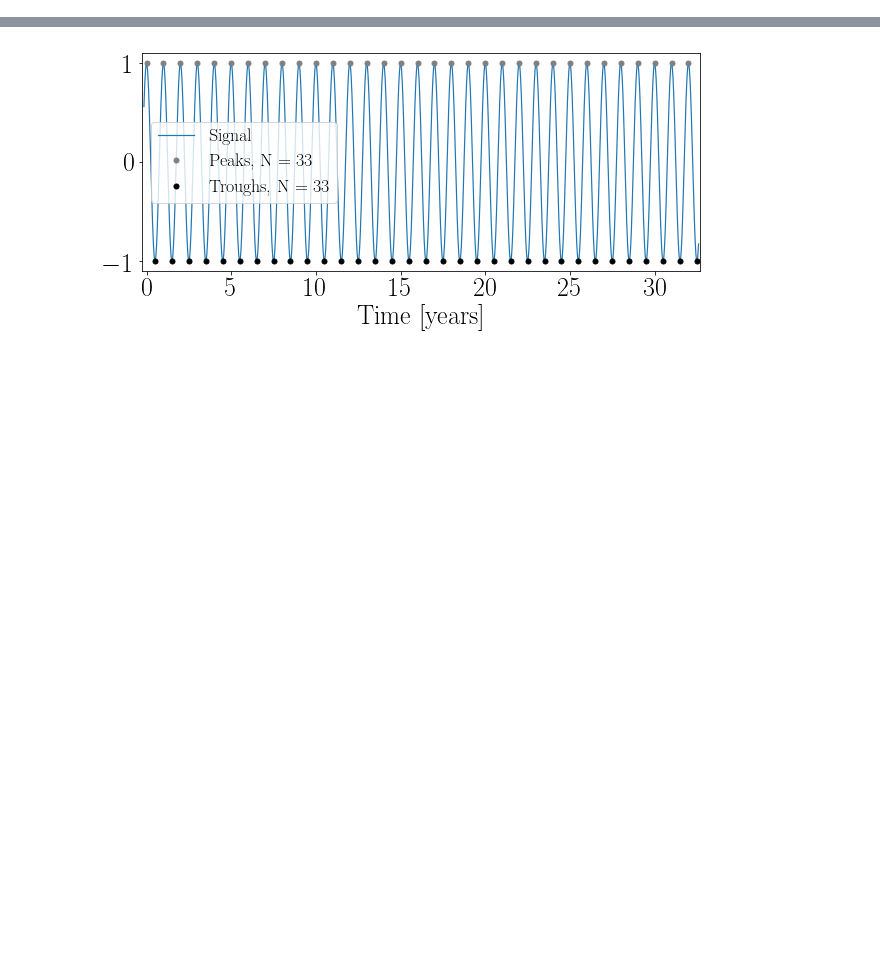
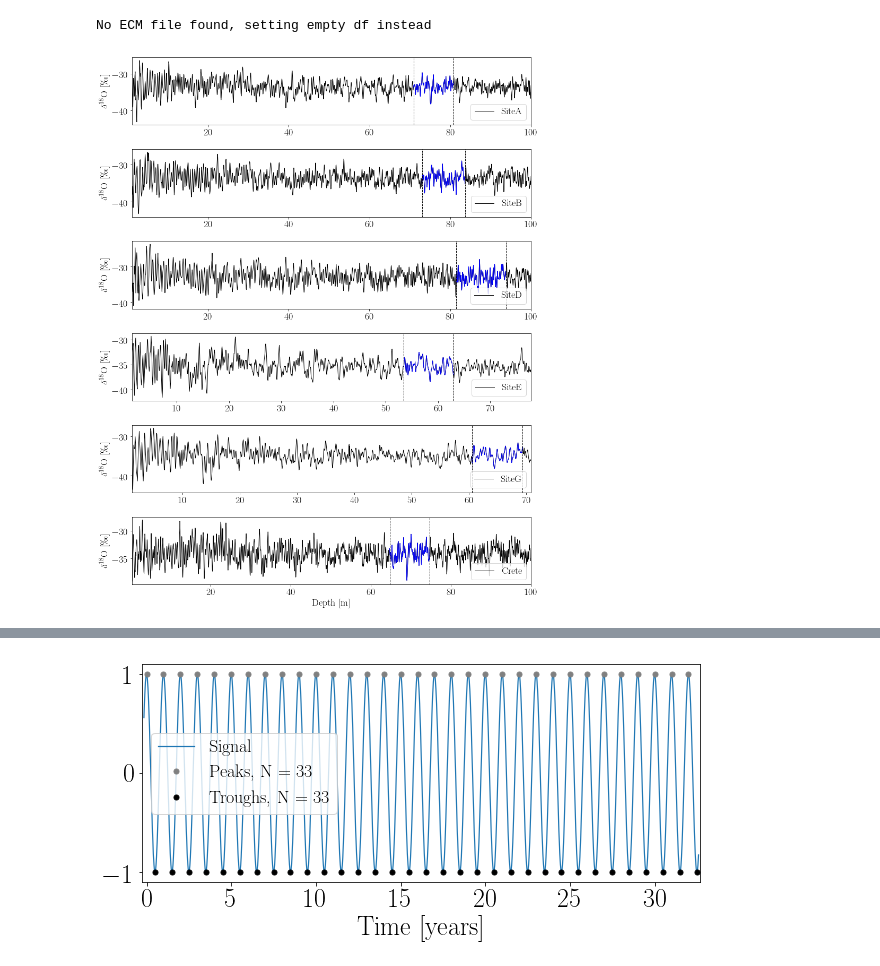
Before and after one commit to TheaQG/AWI_Bcores_Analysis, a Jupyter notebook: SignalFigures.ipynb, the cells around one changed output, grey strips where cells are left out. Saved outputs shown, nothing was run; the diff lists cells and outputs as text; code cells hidden in the pictures; blank space fills up the shorter version.

```diff
--- a/SignalFigures.ipynb
+++ b/SignalFigures.ipynb
@@ -83,0 +128,47 @@ dataAll = pd.DataFrame({'depth':depth_LT,'d18O':d18O_LT}, index=None)
+# %%
+idxs = np.arange(3,len(sites))
+mpl.rcParams['font.size'] = 18
+
+fig, axs = plt.subplots(len(idxs),1,figsize=(12,15))
+
+for ax, i in zip(axs,idxs):
+    j = i
+
+    site = sites[j]
+
+    CoresSpecs = pd.read_csv('/home/thea/Documents/KUFysik/MesterTesen/Data/CoreSpecs.txt', ',')
+
+    coreNames = CoresSpecs['CoreName']
+
+
+    core_idx = coreNames[CoresSpecs['CoreName'] == site].index[0]
+    CoreSpecs = CoresSpecs.iloc[core_idx]
+
+    DataAll = GetCoreData(site, 'Alphabet') #'AWI_Bcores'
+
+    data_d18O = DataAll[0]
+    depth = data_d18O['depth']
+    data = data_d18O['d18O']
+
+    data_d18O = DataAll[0]; data_d18O_LT = DataAll[1]
+    depth_LT = np.asarray(data_d18O_LT['depth'])
+    data_LT = np.asarray(data_d18O_LT['d18O'])
+
+    ax.plot(depth,data,lw=1,c='k', label=site)
+    ax.legend(loc='lower right')
+    ax.plot(depth_LT,data_LT,lw=1,c='b', label=site)
+    ax.axvline(x=depth_LT[0],lw=1,ls='--',c='k')
+    ax.axvline(x=depth_LT[-1],lw=1,ls='--',c='k')
+    if max(depth) >= 100:
+        ax.set(ylabel='$\delta^{18}$O [\permil]', xlim=(min(depth),100))
+    else:
+        ax.set(ylabel='$\delta^{18}$O [\permil]', xlim=(min(depth),max(depth)))
+
+
+axs[-1].set(xlabel='Depth [m]')
+fig.tight_layout()
+
+fig.savefig('../WrittenWork/Figures/'+'AllAlphabetCores.png', bbox_inches='tight')
+# %% [output]
+No ECM file found, setting empty df instead
+[figure, added]
```
Also changed, not shown: parts of 11 cells of this notebook, 2 other files.
